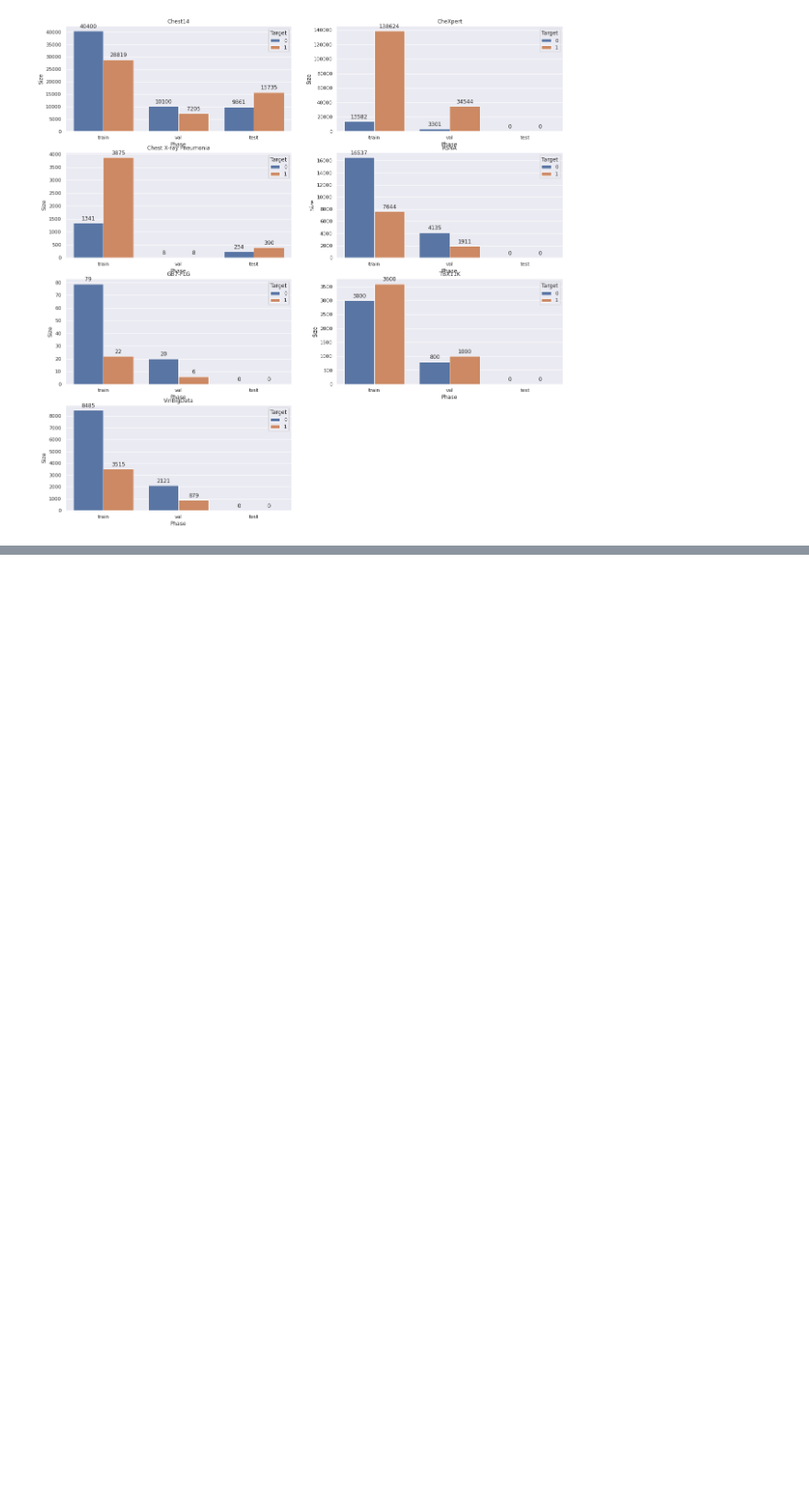
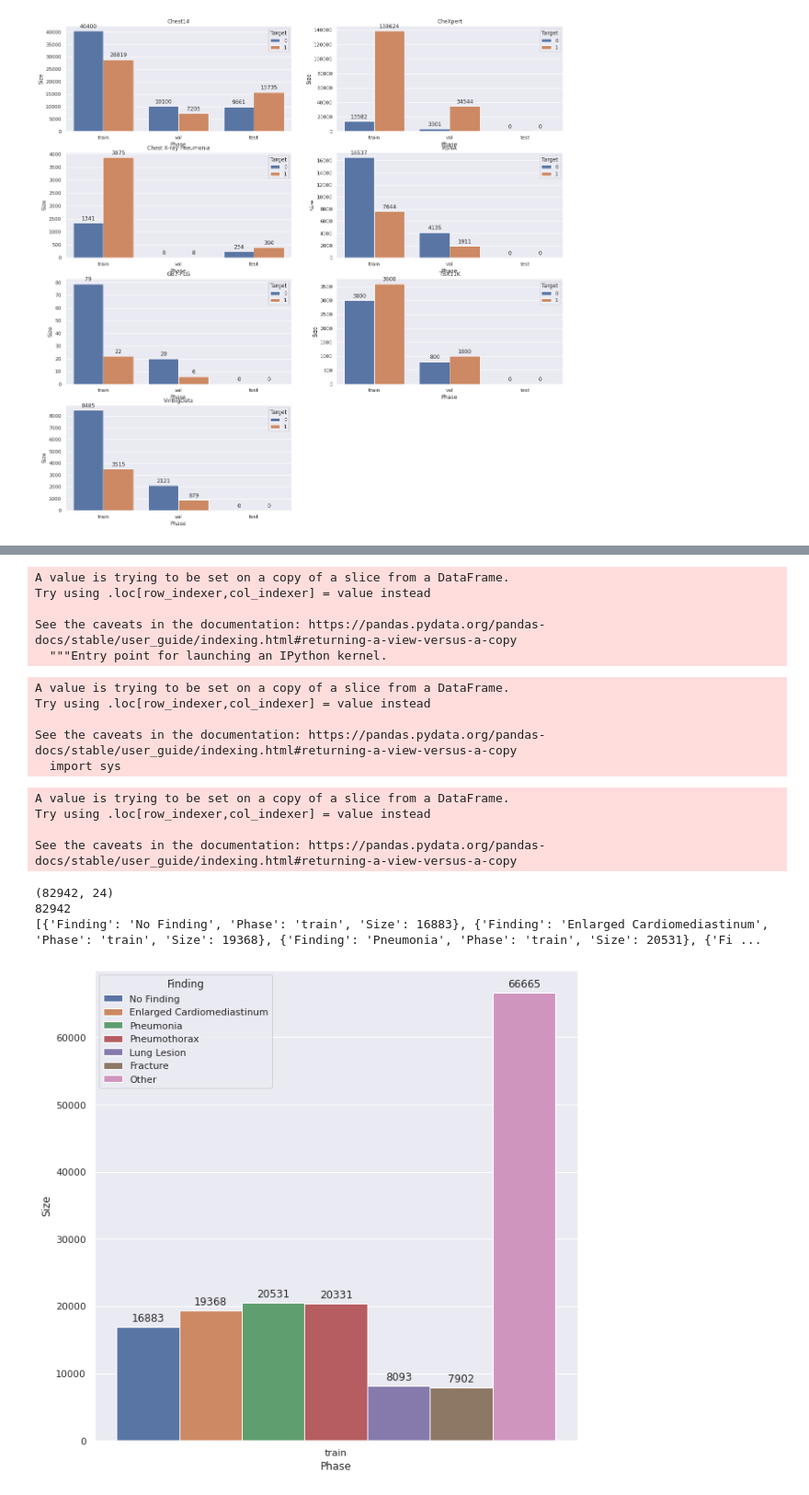
Before and after one commit to Genvekt/SSL_Chest_Xray, a Jupyter notebook: Datasets Statistics.ipynb, the cells around one changed output, grey strips where cells are left out. Shown: that part at 92% size. Saved outputs shown, nothing was run; the diff lists cells and outputs as text; code cells hidden in the pictures; blank space fills up the shorter version.

```diff
--- a/Datasets Statistics.ipynb
+++ b/Datasets Statistics.ipynb
@@ -98,0 +171,22 @@ plt.show()
+# %%
+rare_df['Other'] = 0
+# %% [output]
+A value is trying to be set on a copy of a slice from a DataFrame.
+Try using .loc[row_indexer,col_indexer] = value instead
+
+See the caveats in the documentation: https://pandas.pydata.org/pandas-docs/stable/user_guide/indexing.html#returning-a-view-versus-a-copy
+  """Entry point for launching an IPython kernel.
+# %%
+other_fundings = ['Atelectasis','Cardiomegaly','Consolidation','Edema', 'Pleural Effusion', 'Lung Opacity', 'Pleural Other','Support Devices']
+has_other = rare_df['Other'] == 1
+
+for f in other_fundings:
+    has_other = has_other | ((rare_df[f]==1.0)|(rare_df[f] == -1.0))
+
+rare_df['Other'] = has_other.astype(np.uint8())
+# %% [output]
+A value is trying to be set on a copy of a slice from a DataFrame.
+Try using .loc[row_indexer,col_indexer] = value instead
+
+See the caveats in the documentation: https://pandas.pydata.org/pandas-docs/stable/user_guide/indexing.html#returning-a-view-versus-a-copy
+  import sys
@@ -98,0 +195,12 @@ plt.show()
+# %%
+all_findings = ['Atelectasis','Cardiomegaly','Consolidation','Edema', 'Pleural Effusion',
+                            'No Finding', 'Enlarged Cardiomediastinum','Lung Opacity', 'Lung Lesion',
+                            'Pneumonia','Pneumothorax', 'Pleural Other','Fracture', 'Support Devices', "Other"]
+
+for f in all_findings:
+    total_df[f] = (total_df[f].notnull() & (total_df[f] != 0.0)).astype(np.uint8())
+# %% [output]
+A value is trying to be set on a copy of a slice from a DataFrame.
+Try using .loc[row_indexer,col_indexer] = value instead
+
+See the caveats in the documentation: https://pandas.pydata.org/pandas-docs/stable/user_guide/indexing.html#returning-a-view-versus-a-copy
@@ -98,0 +209,9 @@ plt.show()
+# %%
+show_chexpert_distribution(pd.read_csv("datasets/chexpert_rare_6.csv"),
+                           ['No Finding', 'Enlarged Cardiomediastinum',
+                            'Pneumonia','Pneumothorax','Lung Lesion', 'Fracture', 'Other'])
+# %% [output]
+(82942, 24)
+82942
+[{'Finding': 'No Finding', 'Phase': 'train', 'Size': 16883}, {'Finding': 'Enlarged Cardiomediastinum', 'Phase': 'train', 'Size': 19368}, {'Finding': 'Pneumonia', 'Phase': 'train', 'Size': 20531}, {'Fi ...
+[figure, added]
```
Also changed, not shown: parts of 16 cells of this notebook, 15 other files.
